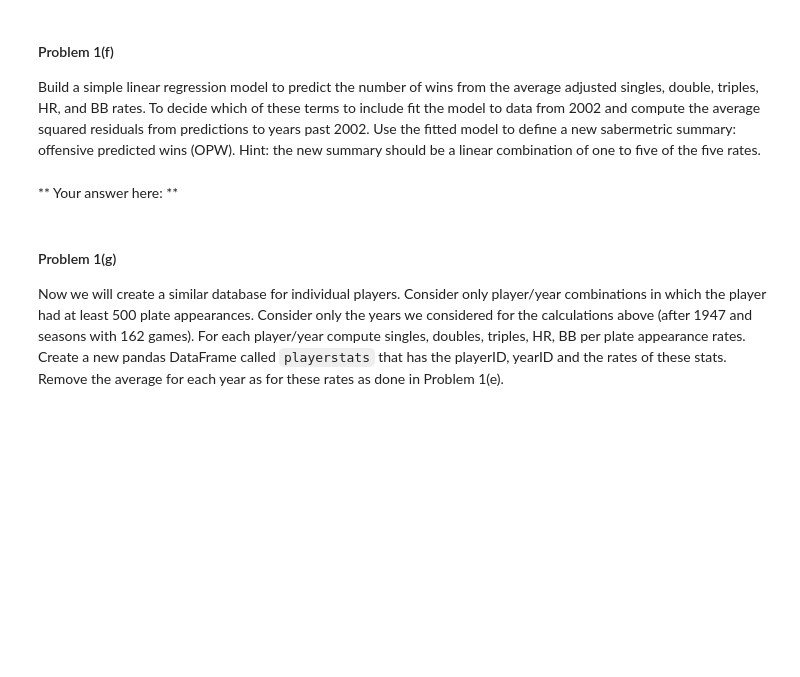
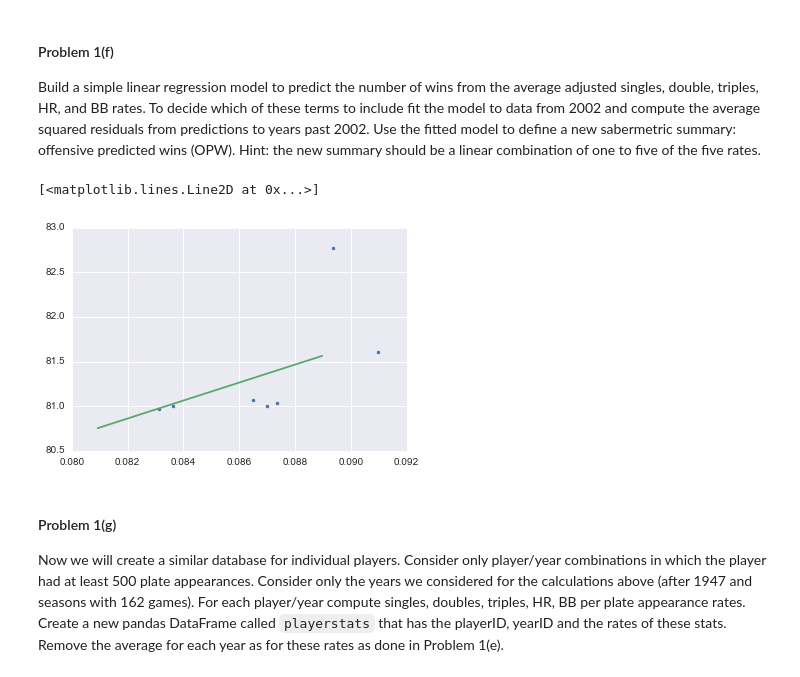
Before and after one commit to AnilKumarTeegala/DSE220_Machine_Learning, a Jupyter notebook: IPynb/Assignment_2_MAS.ipynb, the cells around one changed output. Cells and saved outputs as stored; diff of their text form; code cells hidden in the pictures; blank space fills up the shorter version.

```diff
--- a/IPynb/Assignment_2_MAS.ipynb
+++ b/IPynb/Assignment_2_MAS.ipynb
@@ -236,5 +258,51 @@ Build a simple linear regression model to predict the number of wins from the av
-# %% [markdown]
-** Your answer here: **
+# %%
+import matplotlib.pyplot as plt
+from sklearn.linear_model import LinearRegression
+from sklearn.cross_validation import train_test_split
+#X_train, X_test, y_train, y_test = train_test_split(X, y, test_size=0.33, random_state=42)
+
+"""
+train_data = home_data.iloc[0: int(8 * len(home_data)/10)]
+test_data = home_data.iloc[int(8 * len(home_data)/10):]
+X = train_data['sqft_living']
+y = train_data['price']
+
+lm = LinearRegression()
+
+X, y = X.reshape(17290,1), y.reshape(17290,1)
+#print X.shape, y.shape
+lm = LinearRegression()
+lm.fit(X, y)
+lm.coef_
+
+test_data['sqft_living'].reshape(4323,1)
+# print coefficients
+plt.plot(test_data['sqft_living'],test_data['price'], '.')
+
+# need to reshape for test_data because the coef were found with reshape
+plt.plot(test_data['sqft_living'],lm.predict(test_data['sqft_living'].reshape(4323,1)), '-')
+"""
+
+
+
+
+stats_Wins = yearTrends[yearTrends['yearID'] >= 2003]
+X = stats_Wins[['BB']]
+y = stats_Wins[['W']]
+X_train, X_test, y_train, y_test = train_test_split(X, y, test_size=0.33, random_state=42)
+lm = LinearRegression()
+lm.fit(X, y)
+lm.coef_
+plt.plot(X_train['BB'],y_train['W'], '.')
+
+
+plt.plot(X_test[['BB']],lm.predict(X_test[['BB']]), '-')
+#X_test['HR'].reshape(103,1), y_test.shape
+#lm.predict(X_test[['Singles', '2B', '3B', 'HR', 'BB']])
+#lm.coef_
+# %% [output]
+[<matplotlib.lines.Line2D at 0x...>]
+[figure, added]
 # %% [markdown]
 #### Problem 1(g)
 
```
Also changed, not shown: parts of 4 cells of this notebook.
